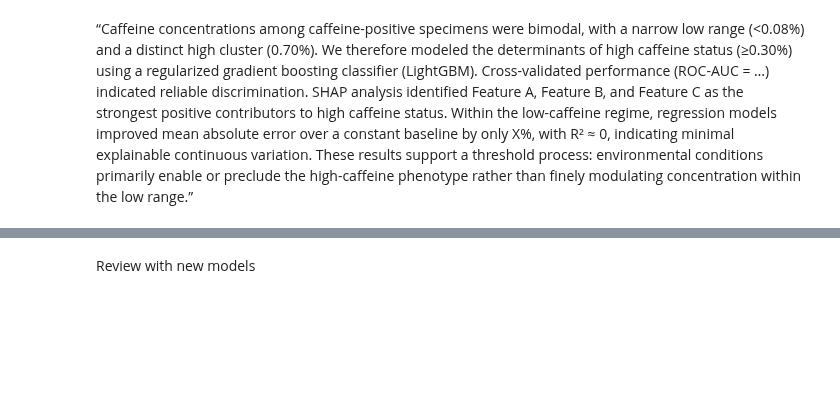
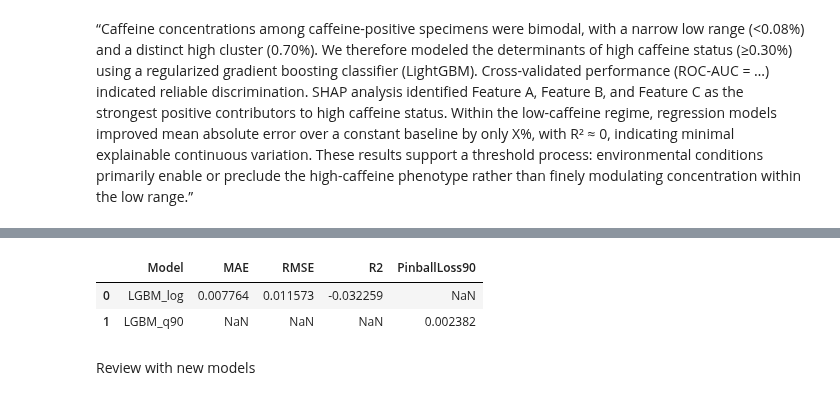
Before and after one commit to tahiri-lab/py_madaclim, a Jupyter notebook: workdir_new_coffea_coords2/analysis/bin/062_choice_of_model_regression.ipynb, the cells around one changed output, grey strips where cells are left out. Cells and saved outputs as stored; diff of their text form; code cells hidden in the pictures; blank space fills up the shorter version.

```diff
--- a/workdir_new_coffea_coords2/analysis/bin/062_choice_of_model_regression.ipynb
+++ b/workdir_new_coffea_coords2/analysis/bin/062_choice_of_model_regression.ipynb
@@ -420,2 +650,81 @@ LGBMClassifier(bagging_fraction=0.8, bagging_freq=1, feature_fraction=0.8,
+# %%
+import numpy as np
+import pandas as pd
+import lightgbm as lgb
+from sklearn.model_selection import cross_val_predict, KFold
+from sklearn.metrics import (
+    mean_absolute_error,
+    mean_squared_error,
+    r2_score,
+    mean_pinball_loss
+)
+
+# Ensure X_low (DataFrame) and y_low (Series) are defined
+
+# 1) Log‐transform regression
+y_log = np.log1p(y_low)  # transform (0.02–0.06) to spread out low values
+
+model_log = lgb.LGBMRegressor(
+    objective="regression",
+    learning_rate=0.01,
+    num_leaves=4,
+    min_data_in_leaf=3,
+    n_estimators=800,
+    feature_fraction=0.8,
+    bagging_fraction=0.8,
+    bagging_freq=1,
+    reg_alpha=0.3,
+    reg_lambda=0.8,
+    random_state=42
+)
+
+# 5-fold CV predictions on log-scale
+kf = KFold(n_splits=5, shuffle=True, random_state=42)
+y_log_pred = cross_val_predict(model_log, X_low, y_log, cv=kf)
+
+# Invert transformation
+y_pred_log = np.expm1(y_log_pred)
+
+# Compute metrics on original scale
+mae_log = mean_absolute_error(y_low, y_pred_log)
+rmse_log = mean_squared_error(y_low, y_pred_log, squared=False)
+r2_log = r2_score(y_low, y_pred_log)
+
+# 2) Quantile regression (90th percentile) using LightGBM
+model_q90 = lgb.LGBMRegressor(
+    objective="quantile",
+    alpha=0.9,
+    learning_rate=0.01,
+    num_leaves=4,
+    min_data_in_leaf=3,
+    n_estimators=800,
+    feature_fraction=0.8,
+    bagging_fraction=0.8,
+    bagging_freq=1,
+    reg_alpha=0.3,
+    reg_lambda=0.8,
+    random_state=42
+)
+
+# 5-fold CV predictions
+y_q90_pred = cross_val_predict(model_q90, X_low, y_low, cv=kf)
+
+# Quantile (pinball) loss at alpha=0.9
+qloss_90 = mean_pinball_loss(y_low, y_q90_pred, alpha=0.9)
+
+# Summarize results
+results = pd.DataFrame({
+    "Model": ["LGBM_log", "LGBM_q90"],
+    "MAE": [mae_log, np.nan],
+    "RMSE": [rmse_log, np.nan],
+    "R2": [r2_log, np.nan],
+    "PinballLoss90": [np.nan, qloss_90]
+})
+
+results
+# %% [output]
+|  | Model | MAE | RMSE | R2 | PinballLoss90 |
+| 0 | LGBM_log | 0.007764 | 0.011573 | -0.032259 | NaN |
+| 1 | LGBM_q90 | NaN | NaN | NaN | 0.002382 |
 # %% [markdown]
 Review with new models
```
Also changed, not shown: parts of 14 cells of this notebook.
